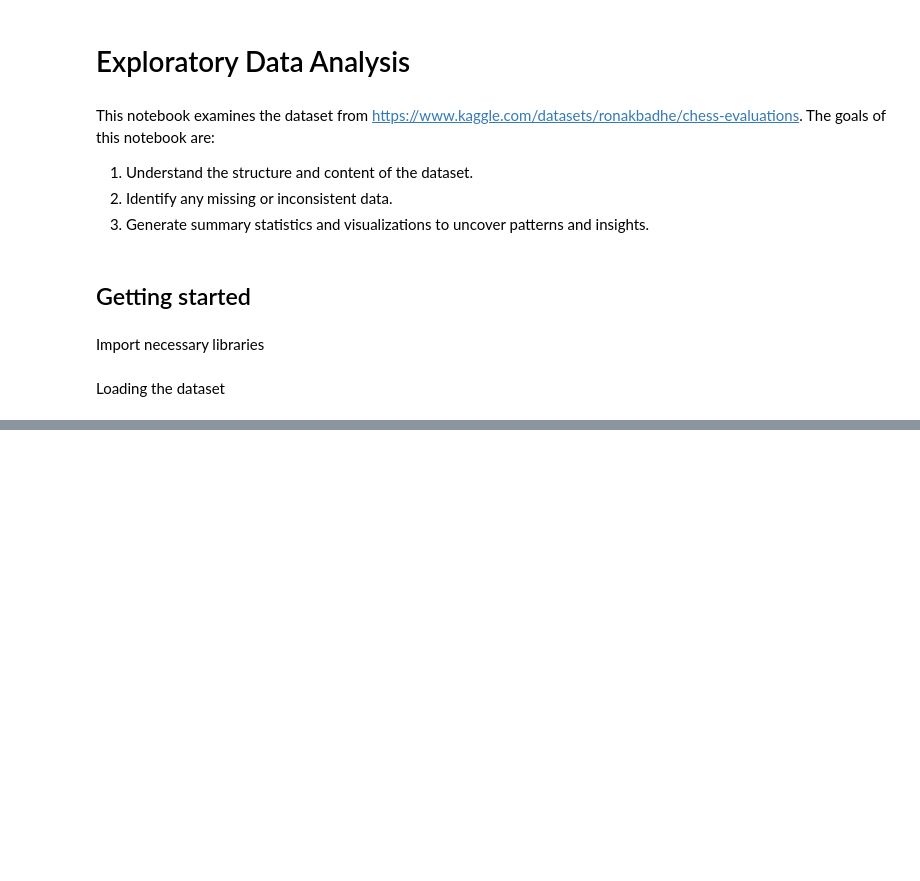
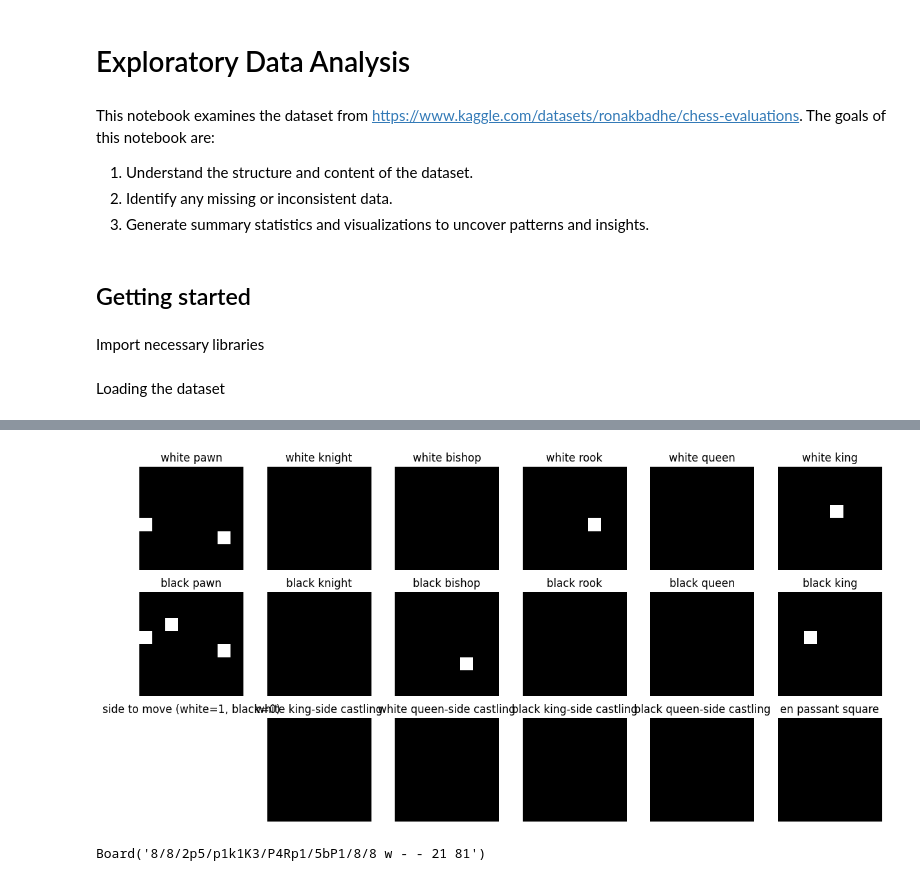
Before and after one commit to ruslan-imamguliyev/chessengine, a Jupyter notebook: research/eda.ipynb, the cells around one changed output, grey strips where cells are left out. Saved outputs shown, nothing was run; the diff lists cells and outputs as text; code cells hidden in the pictures; blank space fills up the shorter version.

```diff
--- a/research/eda.ipynb
+++ b/research/eda.ipynb
@@ -105,0 +122,3 @@ Name: Evaluation, dtype: object
+# %%
+samplee = df.sample().values[0]
+samplee
@@ -105,0 +127,3 @@ Name: Evaluation, dtype: object
+# %%
+planes = fen_to_tensor(samplee[0])
+planes
@@ -105,0 +148,43 @@ Name: Evaluation, dtype: object
+# %%
+def plot_planes(planes: torch.Tensor = planes) -> None:
+    plane_names = [
+        "white pawn",
+        "white knight",
+        "white bishop",
+        "white rook",
+        "white queen",
+        "white king",
+        "black pawn",
+        "black knight",
+        "black bishop",
+        "black rook",
+        "black queen",
+        "black king",
+        "side to move (white=1, black=0)",
+        "white king-side castling",
+        "white queen-side castling",
+        "black king-side castling",
+        "black queen-side castling",
+        "en passant square"
+    ]
+    planes = planes.cpu().numpy()
+
+    fig, axes = plt.subplots(3, 6, figsize=(12, 6))
+    axes = axes.flatten()
+
+    for i in range(18):
+        ax = axes[i]
+        ax.imshow(planes[i], cmap="gray", vmin=0, vmax=1)
+        ax.set_title(plane_names[i])
+        ax.axis("off")
+
+    plt.tight_layout()
+    plt.show()
+# %%
+plot_planes(planes=planes)
+# %% [output]
+[figure, added]
+# %%
+chess.Board(samplee[0])
+# %% [output]
+Board('8/8/2p5/p1k1K3/P4Rp1/5bP1/8/8 w - - 21 81')
```
Also changed, not shown: parts of 26 cells of this notebook, 3 other files.
